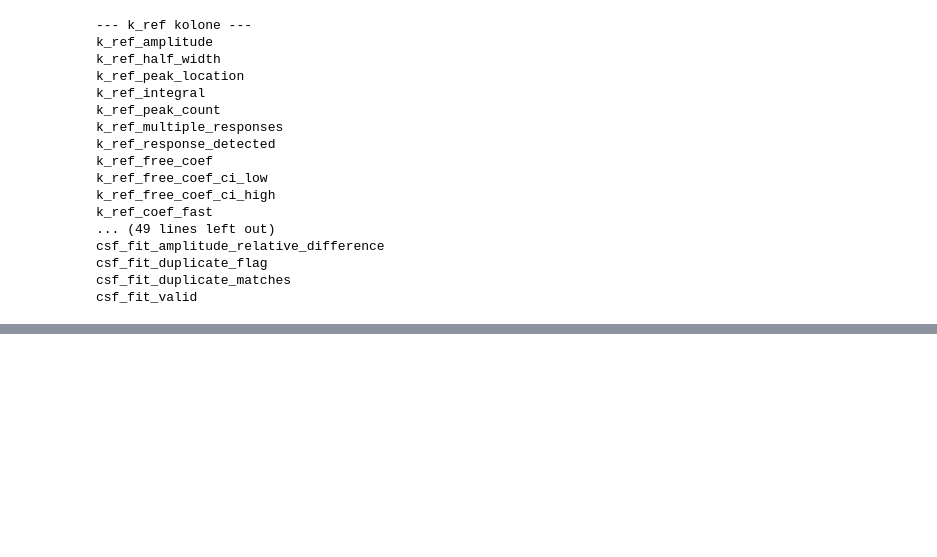
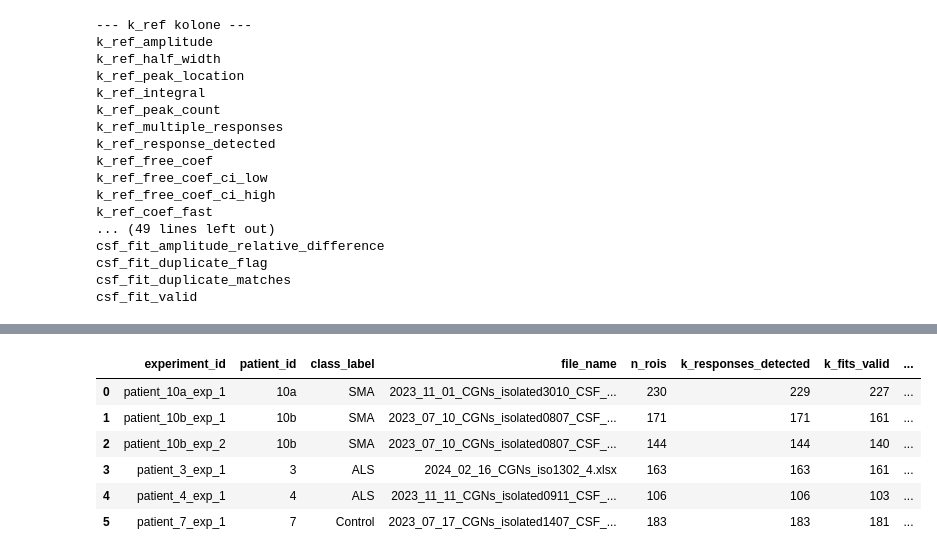
Before and after one commit to peraj-17/MasterProjekatPetarJ, a Jupyter notebook: notebooks/01_extract_features.ipynb, the cells around one changed output, grey strips where cells are left out. Cells and saved outputs as stored; diff of their text form; code cells hidden in the pictures; blank space fills up the shorter version.

Commit message:
Dodata automatizovana ekstrakcija vrednosti, EDA, prvi MLR modeli.

```diff
--- a/notebooks/01_extract_features.ipynb
+++ b/notebooks/01_extract_features.ipynb
@@ -1483,0 +2287,4 @@ csf_fit_valid
+# %%
+roi_features_modeling = all_features_raw.copy()
+
+print("Dimenzije trenutne tabele:", roi_features_modeling.shape)
@@ -1483,0 +2373,10 @@ csf_fit_valid
+# %%
+roi_features_modeling["k_ref_fit_valid"] = (
+    roi_features_modeling["k_ref_fit_available"]
+    & ~roi_features_modeling["k_ref_fit_duplicate_flag"]
+)
+
+roi_features_modeling["csf_fit_valid"] = (
+    roi_features_modeling["csf_fit_available"]
+    & ~roi_features_modeling["csf_fit_duplicate_flag"]
+)
@@ -1483,0 +2385,6 @@ csf_fit_valid
+# %%
+roi_features_modeling = roi_features_modeling.loc[
+    ~roi_features_modeling["majority_negative_trace"]
+].copy()
+
+print("Dimenzije tabele za modeliranje:", roi_features_modeling.shape)
@@ -1483,0 +2425,62 @@ csf_fit_valid
+# %%
+modeling_qc_summary = (
+    roi_features_modeling
+    .groupby(
+        [
+            "experiment_id",
+            "patient_id",
+            "class_label",
+            "file_name",
+        ],
+        dropna=False,
+    )
+    .agg(
+        n_rois=("record_id", "count"),
+
+        k_responses_detected=(
+            "k_ref_response_detected",
+            "sum",
+        ),
+        k_fits_valid=(
+            "k_ref_fit_valid",
+            "sum",
+        ),
+
+        csf_responses_detected=(
+            "csf_response_detected",
+            "sum",
+        ),
+        csf_nonresponders=(
+            "csf_response_detected",
+            lambda x: (~x).sum(),
+        ),
+        csf_multiple_response_rois=(
+            "csf_multiple_responses",
+            "sum",
+        ),
+        csf_fits_valid=(
+            "csf_fit_valid",
+            "sum",
+        ),
+
+        k_fit_duplicates=(
+            "k_ref_fit_duplicate_flag",
+            "sum",
+        ),
+        csf_fit_duplicates=(
+            "csf_fit_duplicate_flag",
+            "sum",
+        ),
+    )
+    .reset_index()
+)
+
+modeling_qc_summary
+# %% [output]
+|  | experiment_id | patient_id | class_label | file_name | n_rois | k_responses_detected | k_fits_valid | ... |
+| 0 | patient_10a_exp_1 | 10a | SMA | 2023_11_01_CGNs_isolated3010_CSF_... | 230 | 229 | 227 | ... |
+| 1 | patient_10b_exp_1 | 10b | SMA | 2023_07_10_CGNs_isolated0807_CSF_... | 171 | 171 | 161 | ... |
+| 2 | patient_10b_exp_2 | 10b | SMA | 2023_07_10_CGNs_isolated0807_CSF_... | 144 | 144 | 140 | ... |
+| 3 | patient_3_exp_1 | 3 | ALS | 2024_02_16_CGNs_iso1302_4.xlsx | 163 | 163 | 161 | ... |
+| 4 | patient_4_exp_1 | 4 | ALS | 2023_11_11_CGNs_isolated0911_CSF_... | 106 | 106 | 103 | ... |
+| 5 | patient_7_exp_1 | 7 | Control | 2023_07_17_CGNs_isolated1407_CSF_... | 183 | 183 | 181 | ... |
```
Also changed, not shown: parts of 60 cells of this notebook, 11 other files.
